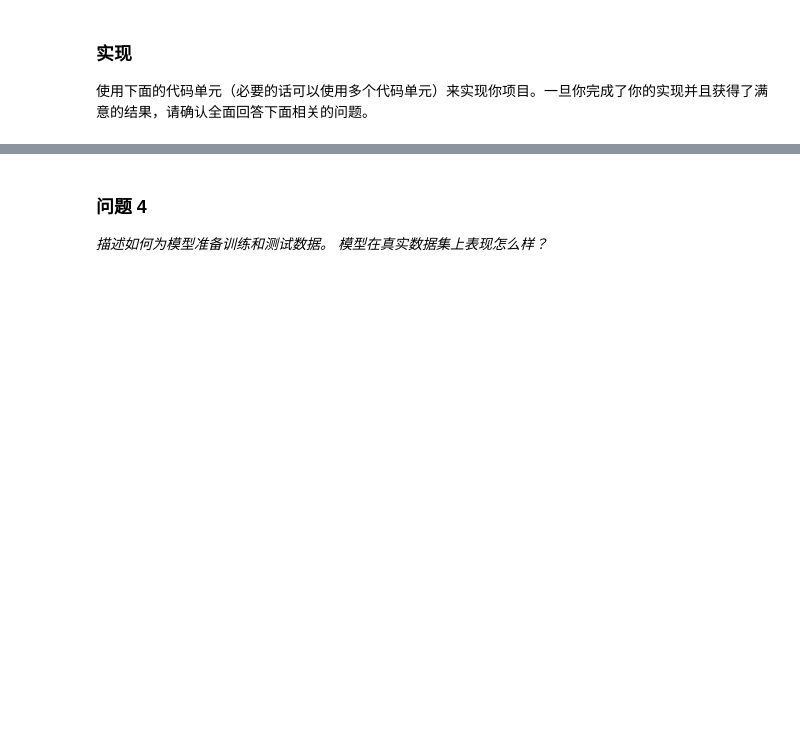
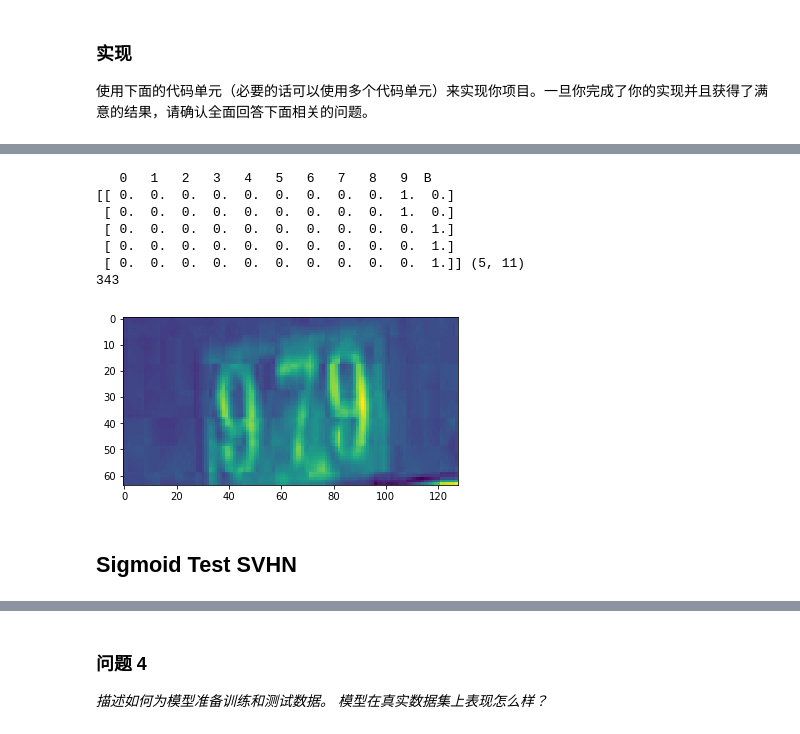
Before and after one commit to Heerozh/machine-learning, a Jupyter notebook: projects/digit_recognition/digit_recognition.ipynb, the cells around one changed output, grey strips where cells are left out. Drawn from its saved outputs; the diff is of its cells as text; code cells hidden in the pictures; blank space fills up the shorter version.

```diff
--- a/projects/digit_recognition/digit_recognition.ipynb
+++ b/projects/digit_recognition/digit_recognition.ipynb
@@ -191,6 +294,18 @@ SVHN_data/train already present - Skipping extraction of SVHN_data/train.tar.gz.
 # %%
 plt.figure()
-rndsel = 0#random.randint(0, len(train_images)-1)
+rndsel = random.randint(0, len(validation_images)-1)
 plt.imshow(validation_images[rndsel][:, :])
 print('   0   1   2   3   4   5   6   7   8   9  B')
-print(validation_images[rndsel], validation_images[rndsel].shape)
+print(validation_labels[rndsel], validation_labels[rndsel].shape)
+print(rndsel)
+# %% [output]
+   0   1   2   3   4   5   6   7   8   9  B
+[[ 0.  0.  0.  0.  0.  0.  0.  0.  0.  1.  0.]
+ [ 0.  0.  0.  0.  0.  0.  0.  0.  0.  1.  0.]
+ [ 0.  0.  0.  0.  0.  0.  0.  0.  0.  0.  1.]
+ [ 0.  0.  0.  0.  0.  0.  0.  0.  0.  0.  1.]
+ [ 0.  0.  0.  0.  0.  0.  0.  0.  0.  0.  1.]] (5, 11)
+343
+[figure, added]
+# %% [markdown]
+## Sigmoid Test SVHN
```
Also changed, not shown: parts of 19 cells of this notebook, 2 other files.
